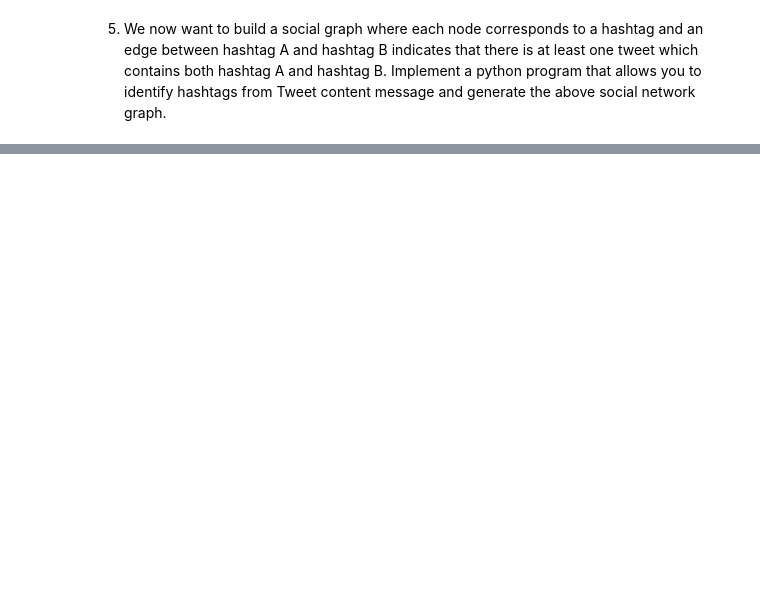
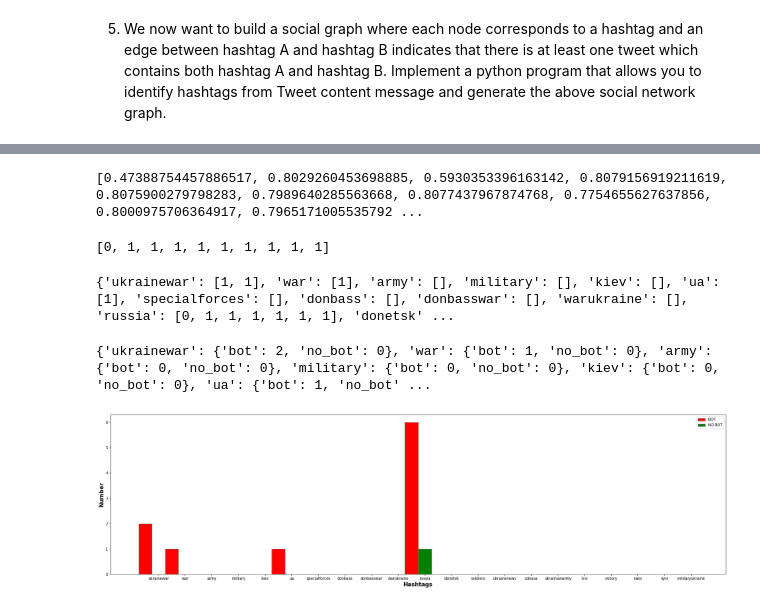
Before and after one commit to benedikt-armbruster/WarTwitterAnalysis, a Jupyter notebook: networkx.ipynb, the cells around one changed output, grey strips where cells are left out. Drawn from its saved outputs; the diff is of its cells as text; code cells hidden in the pictures; blank space fills up the shorter version.

```diff
--- a/networkx.ipynb
+++ b/networkx.ipynb
@@ -90,0 +280,65 @@ NetworkXError: Node (0, 'ukrainewar') has no position.
+# %%
+print(values)
+# %% [output]
+[0.47388754457886517, 0.8029260453698885, 0.5930353396163142, 0.8079156919211619, 0.8075900279798283, 0.7989640285563668, 0.8077437967874768, 0.7754655627637856, 0.8000975706364917, 0.7965171005535792 ...
+# %%
+rounded_values = [round(num) for num in values]
+print(rounded_values)
+# %% [output]
+[0, 1, 1, 1, 1, 1, 1, 1, 1, 1]
+# %%
+for i, value in enumerate(rounded_values):
+    list_of_usernames[sample[i]]['bot'] = value
+# %%
+hashtag_bot = { i : [] for i in hashtags }
+
+for s in sample:
+    for h in list_of_usernames[s]['hashtag']:
+        hashtag_bot[h].append(list_of_usernames[s]['bot'])
+
+print(hashtag_bot)
+# %% [output]
+{'ukrainewar': [1, 1], 'war': [1], 'army': [], 'military': [], 'kiev': [], 'ua': [1], 'specialforces': [], 'donbass': [], 'donbasswar': [], 'warukraine': [], 'russia': [0, 1, 1, 1, 1, 1, 1], 'donetsk' ...
+# %%
+hashtag_bot_dict = { i : {} for i in hashtags }
+
+for key in hashtag_bot.keys():
+    hashtag_bot_dict[key]['bot'] = hashtag_bot[key].count(1)
+    hashtag_bot_dict[key]['no_bot'] = hashtag_bot[key].count(0)
+
+print(hashtag_bot_dict)
+# %% [output]
+{'ukrainewar': {'bot': 2, 'no_bot': 0}, 'war': {'bot': 1, 'no_bot': 0}, 'army': {'bot': 0, 'no_bot': 0}, 'military': {'bot': 0, 'no_bot': 0}, 'kiev': {'bot': 0, 'no_bot': 0}, 'ua': {'bot': 1, 'no_bot' ...
+# %%
+import matplotlib.pyplot as plt
+import numpy as np
+
+# set width of bar
+barWidth = 0.5
+fig = plt.subplots(figsize =(30, 8))
+
+# set height of bar
+x = hashtag_bot_dict.keys()
+BOT = [x['bot'] for x in hashtag_bot_dict.values()]
+NO_BOT = [x['no_bot'] for x in hashtag_bot_dict.values()]
+
+# Set position of bar on X axis
+br1 = np.arange(len(BOT))
+br2 = [x + barWidth for x in br1]
+
+# Make the plot
+plt.bar(br1, BOT, color ='r', width = barWidth,
+        edgecolor ='grey', label ='BOT')
+plt.bar(br2, NO_BOT, color ='g', width = barWidth,
+        edgecolor ='grey', label ='NO BOT')
+
+# Adding Xticks
+plt.xlabel('Hashtags', fontweight ='bold', fontsize = 15)
+plt.ylabel('Number', fontweight ='bold', fontsize = 15)
+plt.xticks([r + barWidth for r in range(len(BOT))],
+        [key for key in hashtag_bot_dict.keys()])
+
+plt.legend()
+plt.show()
+# %% [output]
+[figure, added]
```
Also changed, not shown: parts of 27 cells of this notebook.
